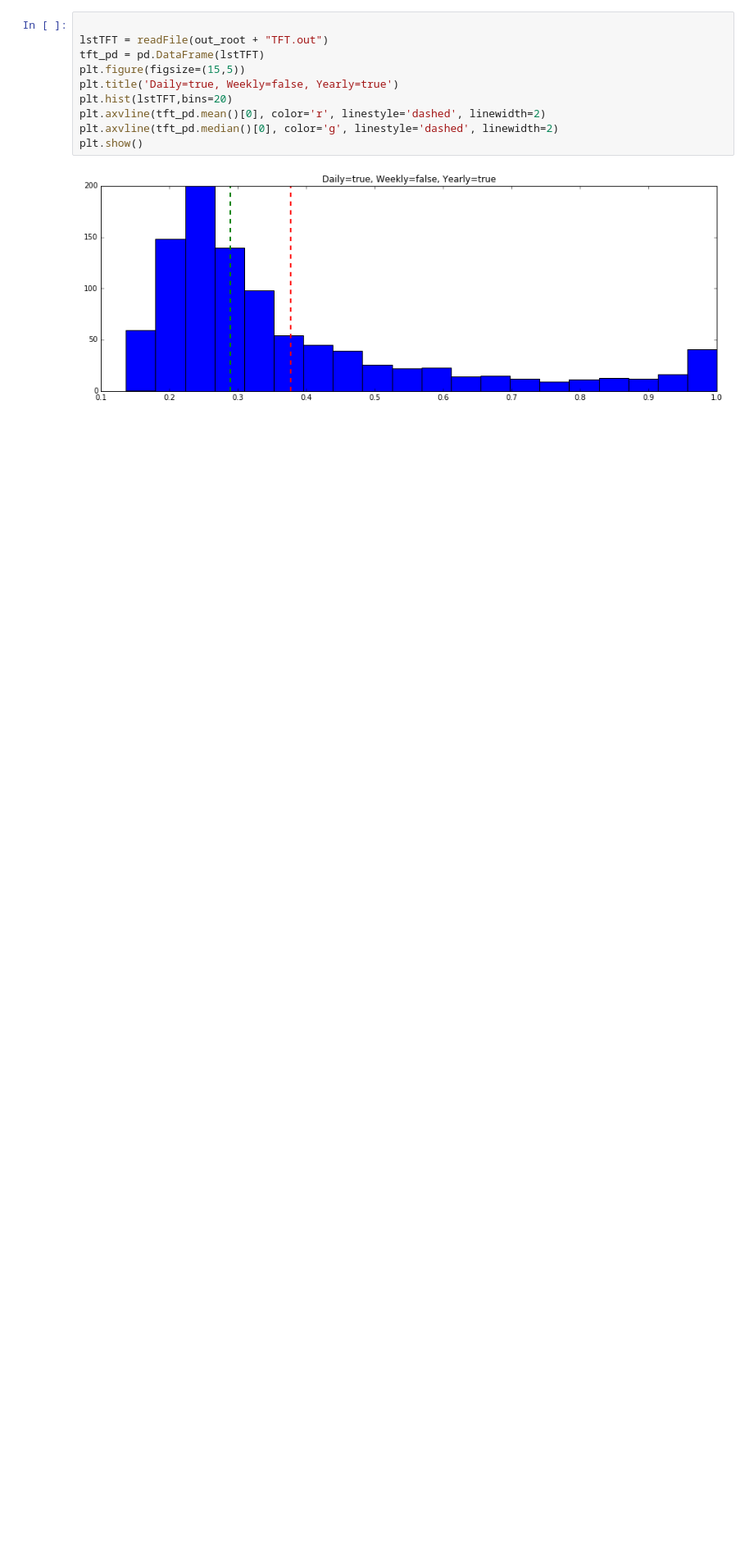
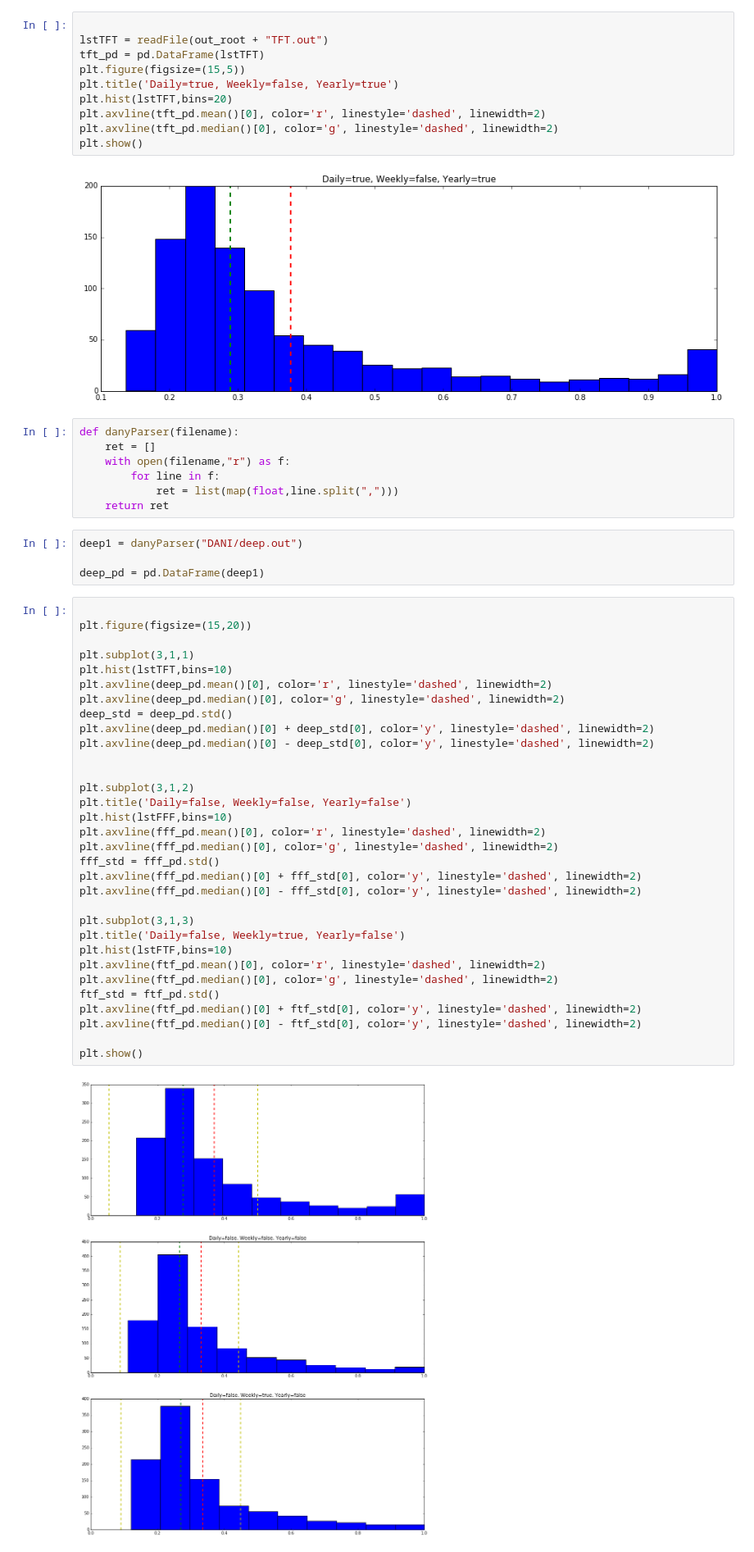
Before and after one commit to BereczkiNorbertCristian/Web-Traffic-Time-Series-Forecasting, a Jupyter notebook: Plotting Results.ipynb, the cells around one changed output. Shown: that part at 82% size. Cells and saved outputs as stored; diff of their text form; blank space fills up the shorter version.

Commit message:
Added data comparison

```diff
--- a/Plotting Results.ipynb
+++ b/Plotting Results.ipynb
@@ -103,3 +122,48 @@ plt.axvline(tft_pd.median()[0], color='g', linestyle='dashed', linewidth=2)
 plt.show()
 # %% [output]
 [figure]
+# %%
+def danyParser(filename):
+    ret = []
+    with open(filename,"r") as f:
+        for line in f:
+            ret = list(map(float,line.split(",")))
+    return ret
+# %%
+deep1 = danyParser("DANI/deep.out")
+
+deep_pd = pd.DataFrame(deep1)
+# %%
+
+plt.figure(figsize=(15,20))
+
+plt.subplot(3,1,1)
+plt.hist(lstTFT,bins=10)
+plt.axvline(deep_pd.mean()[0], color='r', linestyle='dashed', linewidth=2)
+plt.axvline(deep_pd.median()[0], color='g', linestyle='dashed', linewidth=2)
+deep_std = deep_pd.std()
+plt.axvline(deep_pd.median()[0] + deep_std[0], color='y', linestyle='dashed', linewidth=2)
+plt.axvline(deep_pd.median()[0] - deep_std[0], color='y', linestyle='dashed', linewidth=2)
+
+
+plt.subplot(3,1,2)
+plt.title('Daily=false, Weekly=false, Yearly=false')
+plt.hist(lstFFF,bins=10)
+plt.axvline(fff_pd.mean()[0], color='r', linestyle='dashed', linewidth=2)
+plt.axvline(fff_pd.median()[0], color='g', linestyle='dashed', linewidth=2)
+fff_std = fff_pd.std()
+plt.axvline(fff_pd.median()[0] + fff_std[0], color='y', linestyle='dashed', linewidth=2)
+plt.axvline(fff_pd.median()[0] - fff_std[0], color='y', linestyle='dashed', linewidth=2)
+
+plt.subplot(3,1,3)
+plt.title('Daily=false, Weekly=true, Yearly=false')
+plt.hist(lstFTF,bins=10)
+plt.axvline(ftf_pd.mean()[0], color='r', linestyle='dashed', linewidth=2)
+plt.axvline(ftf_pd.median()[0], color='g', linestyle='dashed', linewidth=2)
+ftf_std = ftf_pd.std()
+plt.axvline(ftf_pd.median()[0] + ftf_std[0], color='y', linestyle='dashed', linewidth=2)
+plt.axvline(ftf_pd.median()[0] - ftf_std[0], color='y', linestyle='dashed', linewidth=2)
+
+plt.show()
+# %% [output]
+[figure, added]
```
Also changed, not shown: parts of 1 cell of this notebook, 1 other file.
